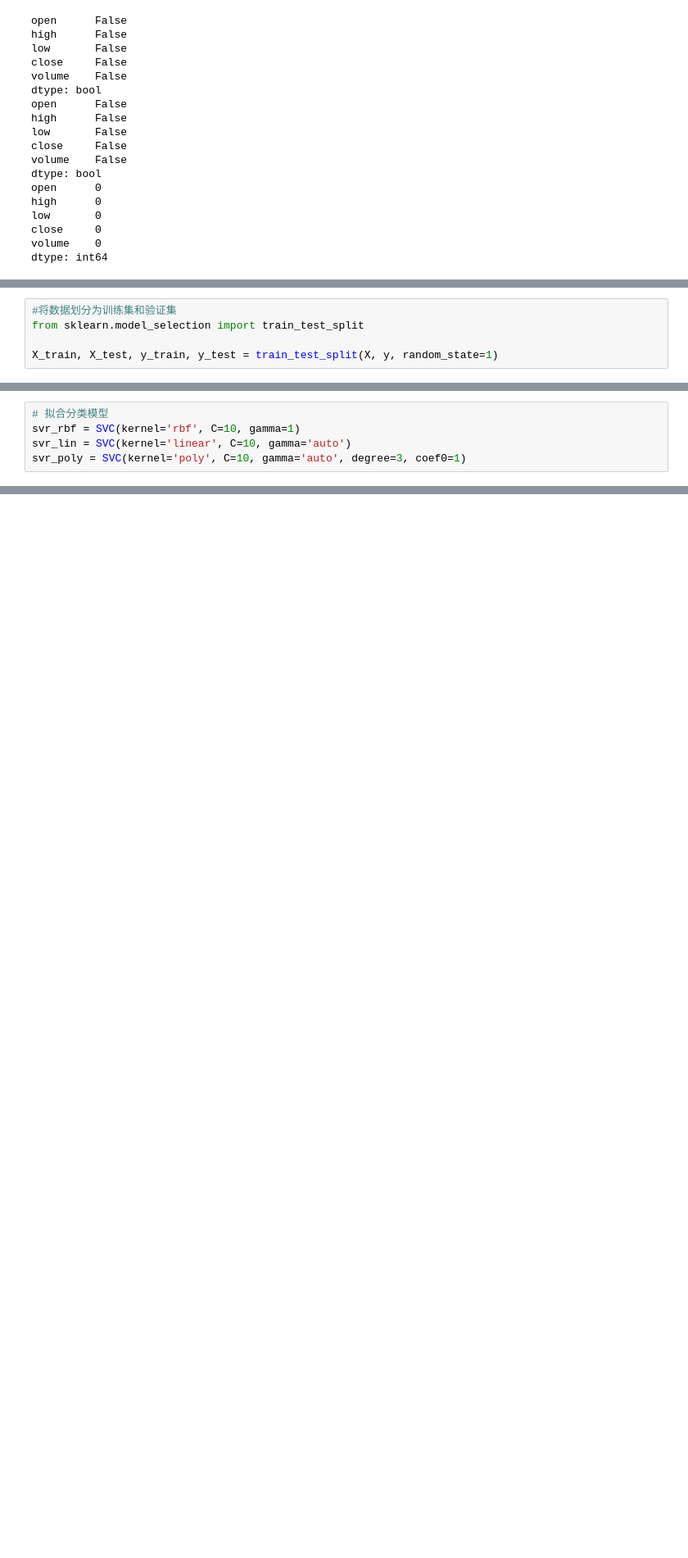
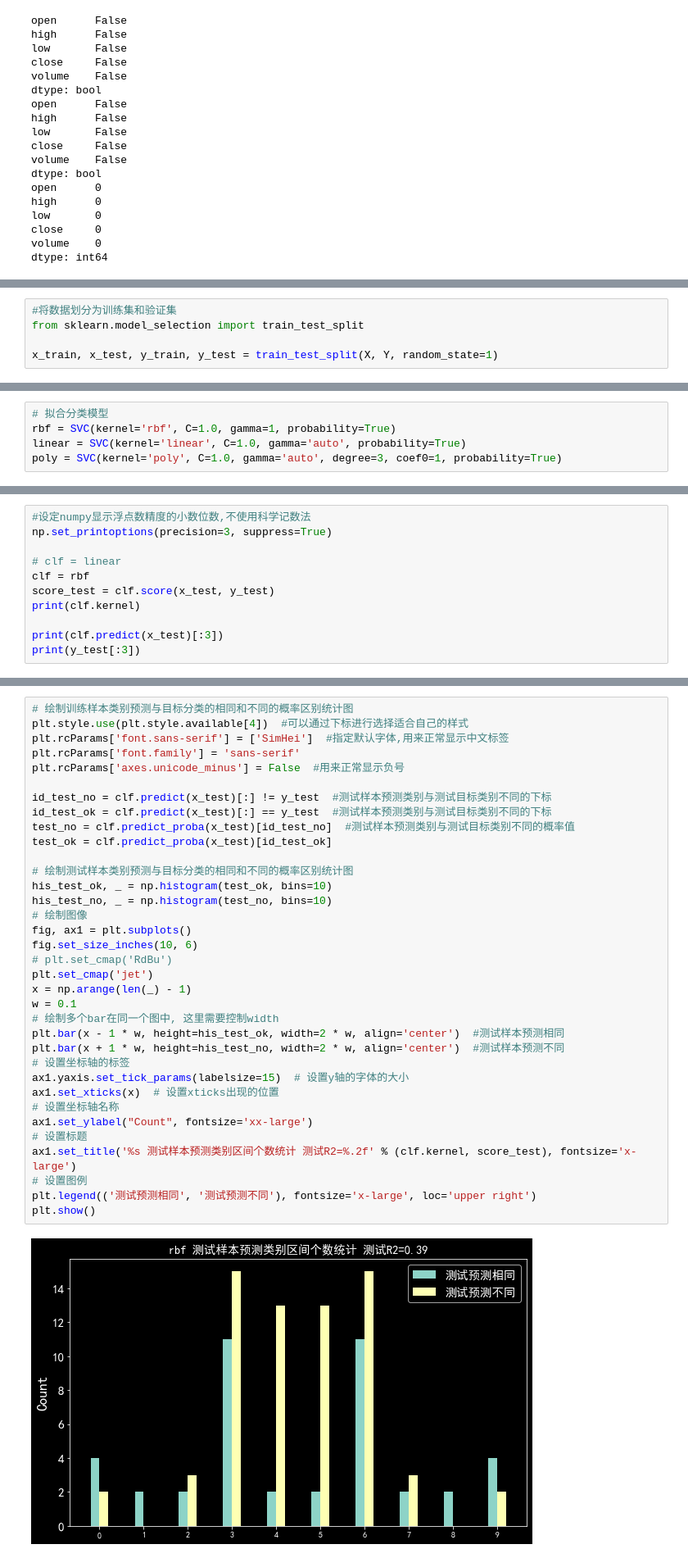
Before and after one commit to vcfriend/python-demo, a Jupyter notebook: myQuant/strategy/03_svm_svc.ipynb, the cells around one changed output, grey strips where cells are left out. Shown at 82% size. Drawn from its saved outputs; the diff is of its cells as text; blank space fills up the shorter version.

```diff
--- a/myQuant/strategy/03_svm_svc.ipynb
+++ b/myQuant/strategy/03_svm_svc.ipynb
@@ -121,6 +181,6 @@ datetime
 #将数据划分为训练集和验证集
 from sklearn.model_selection import train_test_split
 
-X_train, X_test, y_train, y_test = train_test_split(X, y, random_state=1)
+x_train, x_test, y_train, y_test = train_test_split(X, Y, random_state=1)
 # %%
 ## 混淆测试集目标类别的 指定概率50%的错误
@@ -172,6 +216,6 @@ print(y_train[:10])
 # %%
 # 拟合分类模型
-svr_rbf = SVC(kernel='rbf', C=10, gamma=1)
-svr_lin = SVC(kernel='linear', C=10, gamma='auto')
-svr_poly = SVC(kernel='poly', C=10, gamma='auto', degree=3, coef0=1)
+rbf = SVC(kernel='rbf', C=1.0, gamma=1, probability=True)
+linear = SVC(kernel='linear', C=1.0, gamma='auto', probability=True)
+poly = SVC(kernel='poly', C=1.0, gamma='auto', degree=3, coef0=1, probability=True)
 # %%
@@ -205,0 +260,11 @@ ix=2, svcs=SVC(C=10, coef0=1, gamma='auto', kernel='poly')
+# %%
+#设定numpy显示浮点数精度的小数位数,不使用科学记数法
+np.set_printoptions(precision=3, suppress=True)
+
+# clf = linear
+clf = rbf
+score_test = clf.score(x_test, y_test)
+print(clf.kernel)
+
+print(clf.predict(x_test)[:3])
+print(y_test[:3])
@@ -206 +275,38 @@ ix=2, svcs=SVC(C=10, coef0=1, gamma='auto', kernel='poly')
+# %%
+# 绘制训练样本类别预测与目标分类的相同和不同的概率区别统计图
+plt.style.use(plt.style.available[4])  #可以通过下标进行选择适合自己的样式
+plt.rcParams['font.sans-serif'] = ['SimHei']  #指定默认字体,用来正常显示中文标签
+plt.rcParams['font.family'] = 'sans-serif'
+plt.rcParams['axes.unicode_minus'] = False  #用来正常显示负号
+
+id_test_no = clf.predict(x_test)[:] != y_test  #测试样本预测类别与测试目标类别不同的下标
+id_test_ok = clf.predict(x_test)[:] == y_test  #测试样本预测类别与测试目标类别不同的下标
+test_no = clf.predict_proba(x_test)[id_test_no]  #测试样本预测类别与测试目标类别不同的概率值
+test_ok = clf.predict_proba(x_test)[id_test_ok]
+
+# 绘制测试样本类别预测与目标分类的相同和不同的概率区别统计图
+his_test_ok, _ = np.histogram(test_ok, bins=10)
+his_test_no, _ = np.histogram(test_no, bins=10)
+# 绘制图像
+fig, ax1 = plt.subplots()
+fig.set_size_inches(10, 6)
+# plt.set_cmap('RdBu')
+plt.set_cmap('jet')
+x = np.arange(len(_) - 1)
+w = 0.1
+# 绘制多个bar在同一个图中, 这里需要控制width
+plt.bar(x - 1 * w, height=his_test_ok, width=2 * w, align='center')  #测试样本预测相同
+plt.bar(x + 1 * w, height=his_test_no, width=2 * w, align='center')  #测试样本预测不同
+# 设置坐标轴的标签
+ax1.yaxis.set_tick_params(labelsize=15)  # 设置y轴的字体的大小
+ax1.set_xticks(x)  # 设置xticks出现的位置
+# 设置坐标轴名称
+ax1.set_ylabel("Count", fontsize='xx-large')
+# 设置标题
+ax1.set_title('%s 测试样本预测类别区间个数统计 测试R2=%.2f' % (clf.kernel, score_test), fontsize='x-large')
+# 设置图例
+plt.legend(('测试预测相同', '测试预测不同'), fontsize='x-large', loc='upper right')
+plt.show()
+# %% [output]
+[figure, added]
 # %%
```
Also changed, not shown: parts of 17 cells of this notebook, 13 other files.
